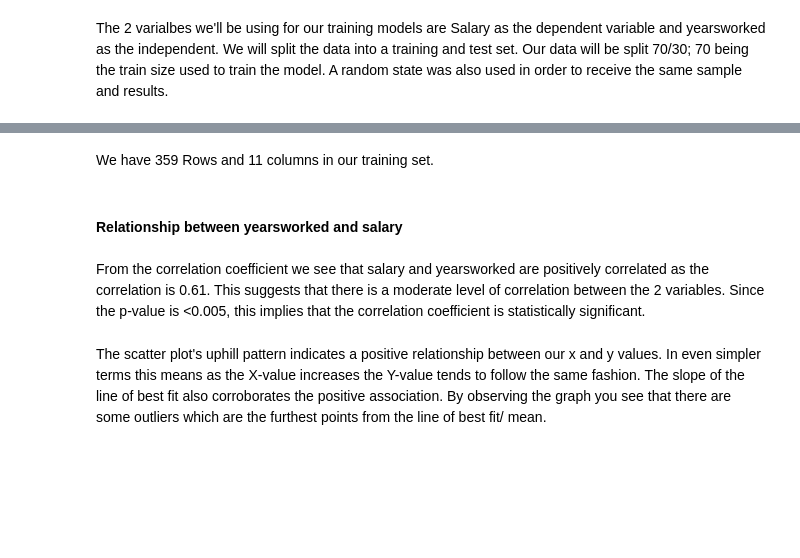
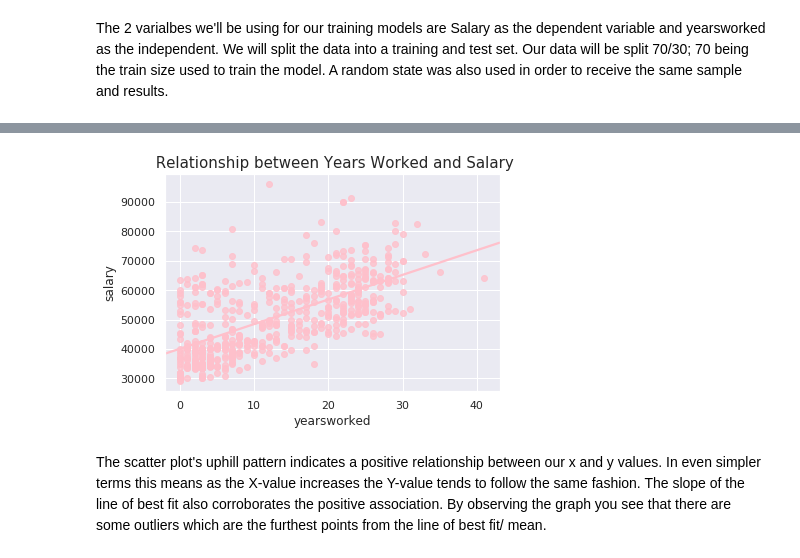
Before and after one commit to MphoKhotleng/Linear_Regression, a Jupyter notebook: linear_regression.ipynb, the cells around one changed output, grey strips where cells are left out. Saved outputs shown, nothing was run; the diff lists cells and outputs as text; code cells hidden in the pictures; blank space fills up the shorter version.

```diff
--- a/linear_regression.ipynb
+++ b/linear_regression.ipynb
@@ -157,4 +171,0 @@ x_train.shape
-# %% [markdown]
-We have 359 Rows and 11 columns in our training set.
-# %% [markdown]
-#### Relationship between yearsworked and salary
@@ -164,12 +172,10 @@ stats.pearsonr(x_train['yearsworked'],x_train['salary'])
-# %% [markdown]
-From the correlation coefficient we see that salary and yearsworked are positively correlated as the
-correlation is 0.61.
-This suggests that there is a moderate level of correlation between the 2 variables. Since the p-value is <0.005, this implies that the correlation coefficient is statistically significant.
 # %%
 #plotting scatter plot
-sns.regplot(x='yearsworked', y='salary', color='pink', data= x_train, ci= None)
+sns.regplot(x='yearsworked', y='salary', color='pink', data= sal, ci= None)
 plt.title(" Relationship between Years Worked and Salary", fontsize= 15)
 plt.show()
+# %% [output]
+[figure, added]
 # %% [markdown]
 The scatter plot's uphill pattern indicates a positive relationship between our x and y values. In even simpler terms this means as the X-value increases the Y-value tends to follow the same fashion.
 The slope of the line of best fit also corroborates the positive association.
```
Also changed, not shown: parts of 35 cells of this notebook.
